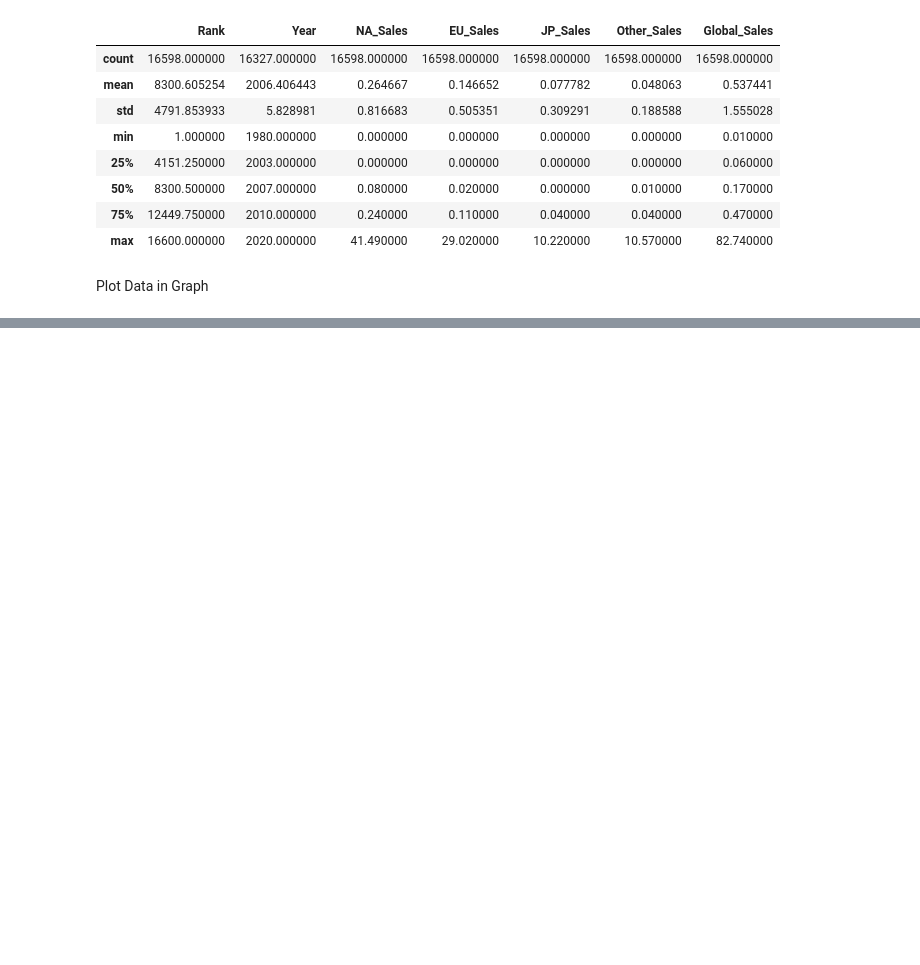
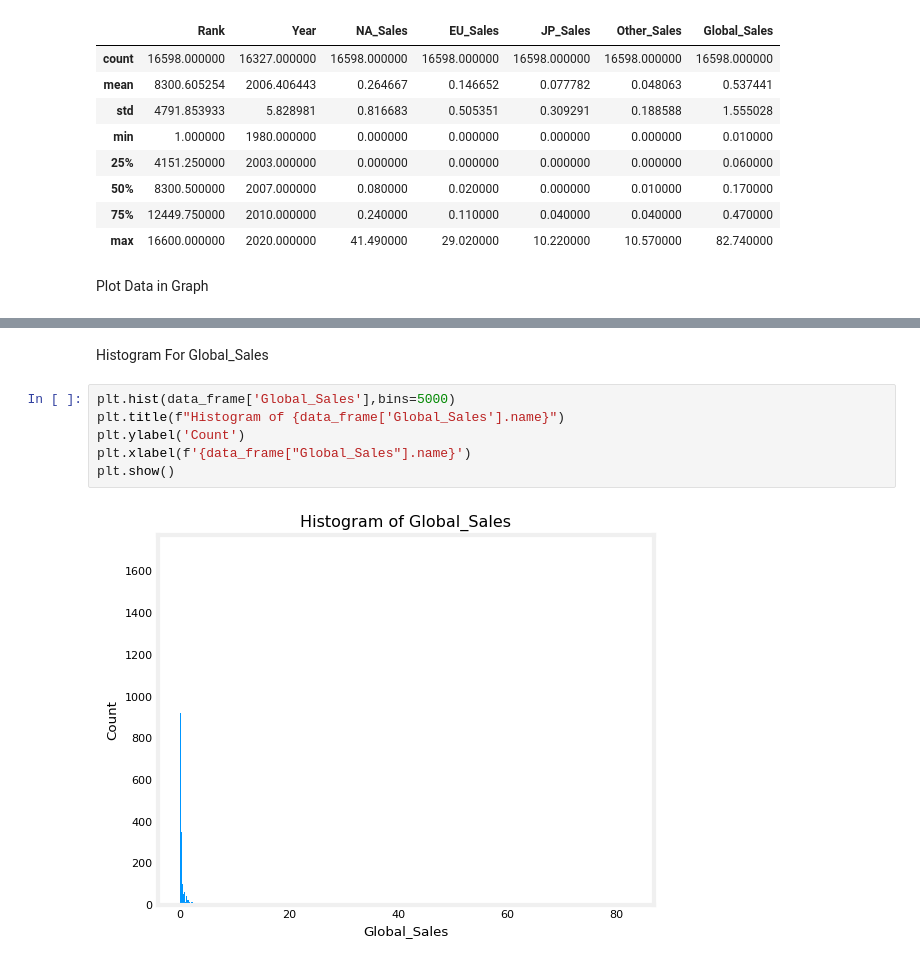
Before and after one commit to TempeHS/2025SE-LiamW-ML_AssessmentTask, a Jupyter notebook: Data_Wrangling/1. Data_Preview.ipynb, the cells around one changed output, grey strips where cells are left out. Cells and saved outputs as stored; diff of their text form; blank space fills up the shorter version.

```diff
--- a/Data_Wrangling/1. Data_Preview.ipynb
+++ b/Data_Wrangling/1. Data_Preview.ipynb
@@ -71,0 +82,10 @@ NameError: name 'data_frame' is not defined
+# %% [markdown]
+Histogram For Global_Sales
+# %%
+plt.hist(data_frame['Global_Sales'],bins=5000)
+plt.title(f"Histogram of {data_frame['Global_Sales'].name}")
+plt.ylabel('Count')
+plt.xlabel(f'{data_frame["Global_Sales"].name}')
+plt.show()
+# %% [output]
+[figure, added]
```
Also changed, not shown: parts of 22 cells of this notebook.
